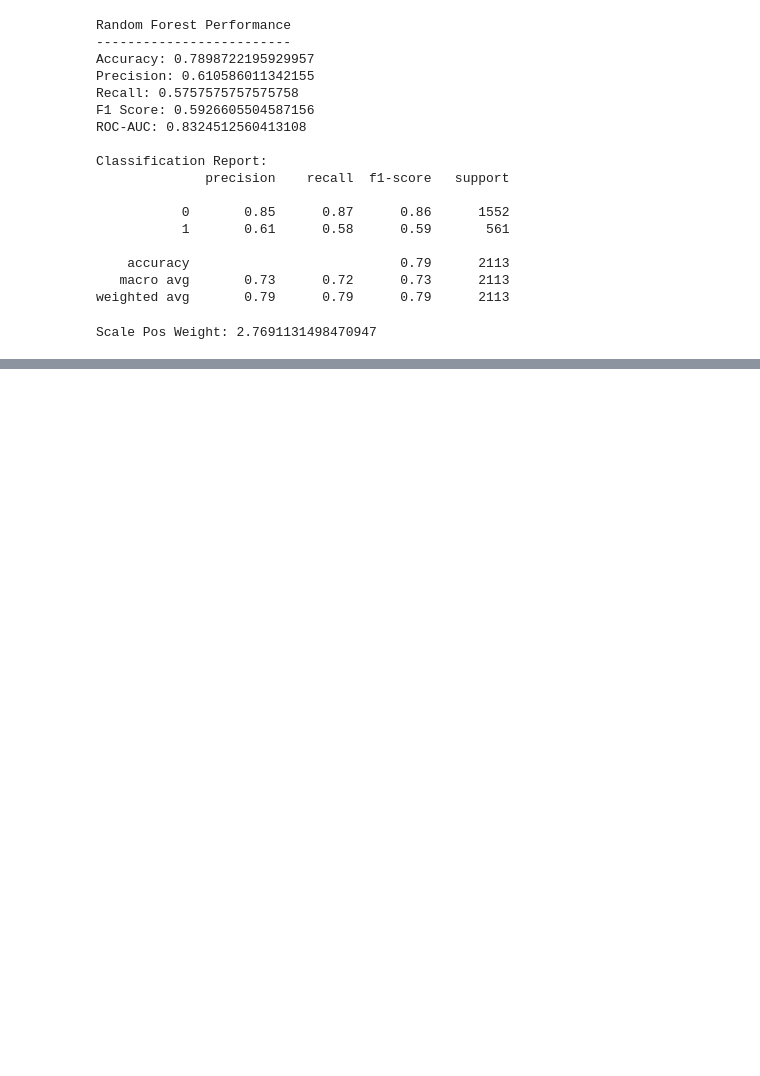
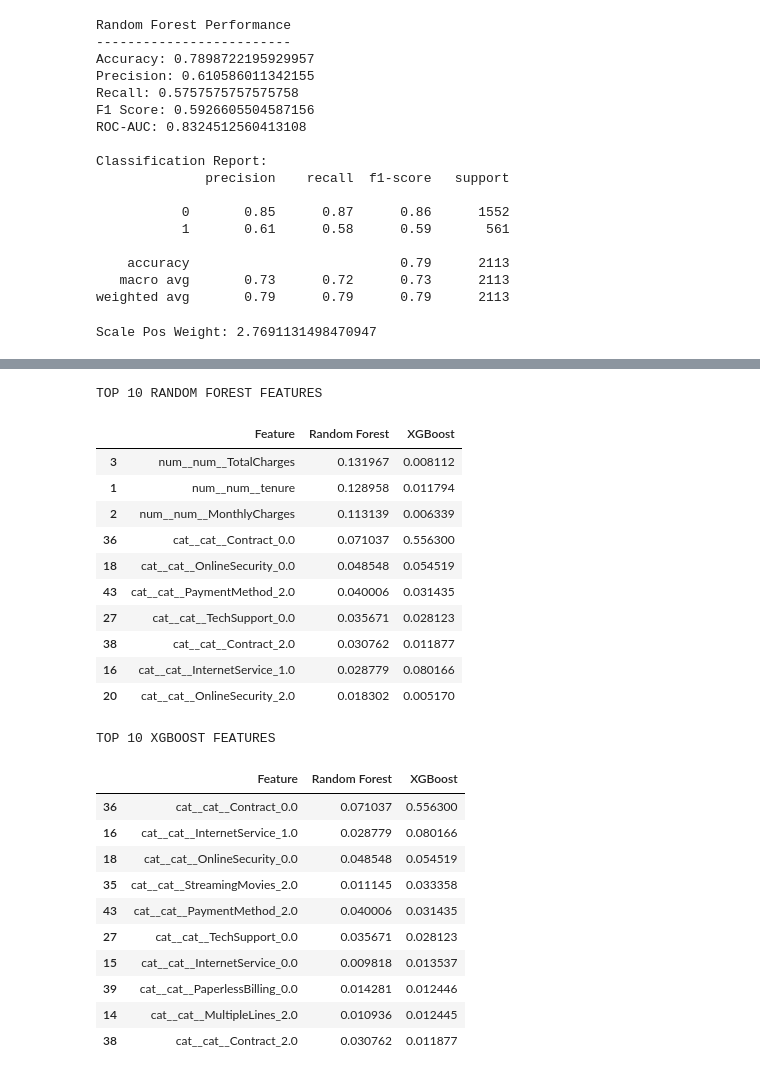
Before and after one commit to Mathilo-source/Datheon_Machine_Learning_-_Data_Science_Internship, a Jupyter notebook: Task_3/Customer_Churn_Classifier.ipynb, the cells around one changed output, grey strips where cells are left out. Cells and saved outputs as stored; diff of their text form; code cells hidden in the pictures; blank space fills up the shorter version.

```diff
--- a/Task_3/Customer_Churn_Classifier.ipynb
+++ b/Task_3/Customer_Churn_Classifier.ipynb
@@ -623,0 +559,7 @@ plt.show()
+# %%
+# One-Hot Encode categorical features after SMOTENC
+onehot_encoder = ColumnTransformer(transformers=[
+    ('num', 'passthrough', list(range(len(numerical_features)))),
+    ('cat', OneHotEncoder(handle_unknown='ignore'),
+     categorical_indices)
+])
@@ -623,0 +820,57 @@ plt.show()
+# %%
+# Extract feature names after One-Hot Encoding
+feature_names = xgb_model.named_steps['onehot'].get_feature_names_out(
+    xgb_model.named_steps['preprocessor'].get_feature_names_out()
+)
+
+# Extract feature importance scores
+rf_importance = rf_model.named_steps['classifier'].feature_importances_
+xgb_importance = xgb_model.named_steps['classifier'].feature_importances_
+
+# Create comparison DataFrame
+importance_df = pd.DataFrame({
+    'Feature': feature_names,
+    'Random Forest': rf_importance,
+    'XGBoost': xgb_importance
+})
+
+# Top 10 Random Forest features
+rf_top10 = importance_df.sort_values(
+    by='Random Forest', ascending=False
+).head(10)
+
+# Top 10 XGBoost features
+xgb_top10 = importance_df.sort_values(
+    by='XGBoost', ascending=False
+).head(10)
+
+print("TOP 10 RANDOM FOREST FEATURES")
+display(rf_top10)
+
+print("\nTOP 10 XGBOOST FEATURES")
+display(xgb_top10)
+# %% [output]
+TOP 10 RANDOM FOREST FEATURES
+|  | Feature | Random Forest | XGBoost |
+| 3 | num__num__TotalCharges | 0.131967 | 0.008112 |
+| 1 | num__num__tenure | 0.128958 | 0.011794 |
+| 2 | num__num__MonthlyCharges | 0.113139 | 0.006339 |
+| 36 | cat__cat__Contract_0.0 | 0.071037 | 0.556300 |
+| 18 | cat__cat__OnlineSecurity_0.0 | 0.048548 | 0.054519 |
+| 43 | cat__cat__PaymentMethod_2.0 | 0.040006 | 0.031435 |
+| 27 | cat__cat__TechSupport_0.0 | 0.035671 | 0.028123 |
+| 38 | cat__cat__Contract_2.0 | 0.030762 | 0.011877 |
+| 16 | cat__cat__InternetService_1.0 | 0.028779 | 0.080166 |
+| 20 | cat__cat__OnlineSecurity_2.0 | 0.018302 | 0.005170 |
+TOP 10 XGBOOST FEATURES
+|  | Feature | Random Forest | XGBoost |
+| 36 | cat__cat__Contract_0.0 | 0.071037 | 0.556300 |
+| 16 | cat__cat__InternetService_1.0 | 0.028779 | 0.080166 |
+| 18 | cat__cat__OnlineSecurity_0.0 | 0.048548 | 0.054519 |
+| 35 | cat__cat__StreamingMovies_2.0 | 0.011145 | 0.033358 |
+| 43 | cat__cat__PaymentMethod_2.0 | 0.040006 | 0.031435 |
+| 27 | cat__cat__TechSupport_0.0 | 0.035671 | 0.028123 |
+| 15 | cat__cat__InternetService_0.0 | 0.009818 | 0.013537 |
+| 39 | cat__cat__PaperlessBilling_0.0 | 0.014281 | 0.012446 |
+| 14 | cat__cat__MultipleLines_2.0 | 0.010936 | 0.012445 |
+| 38 | cat__cat__Contract_2.0 | 0.030762 | 0.011877 |
```
Also changed, not shown: parts of 25 cells of this notebook.
